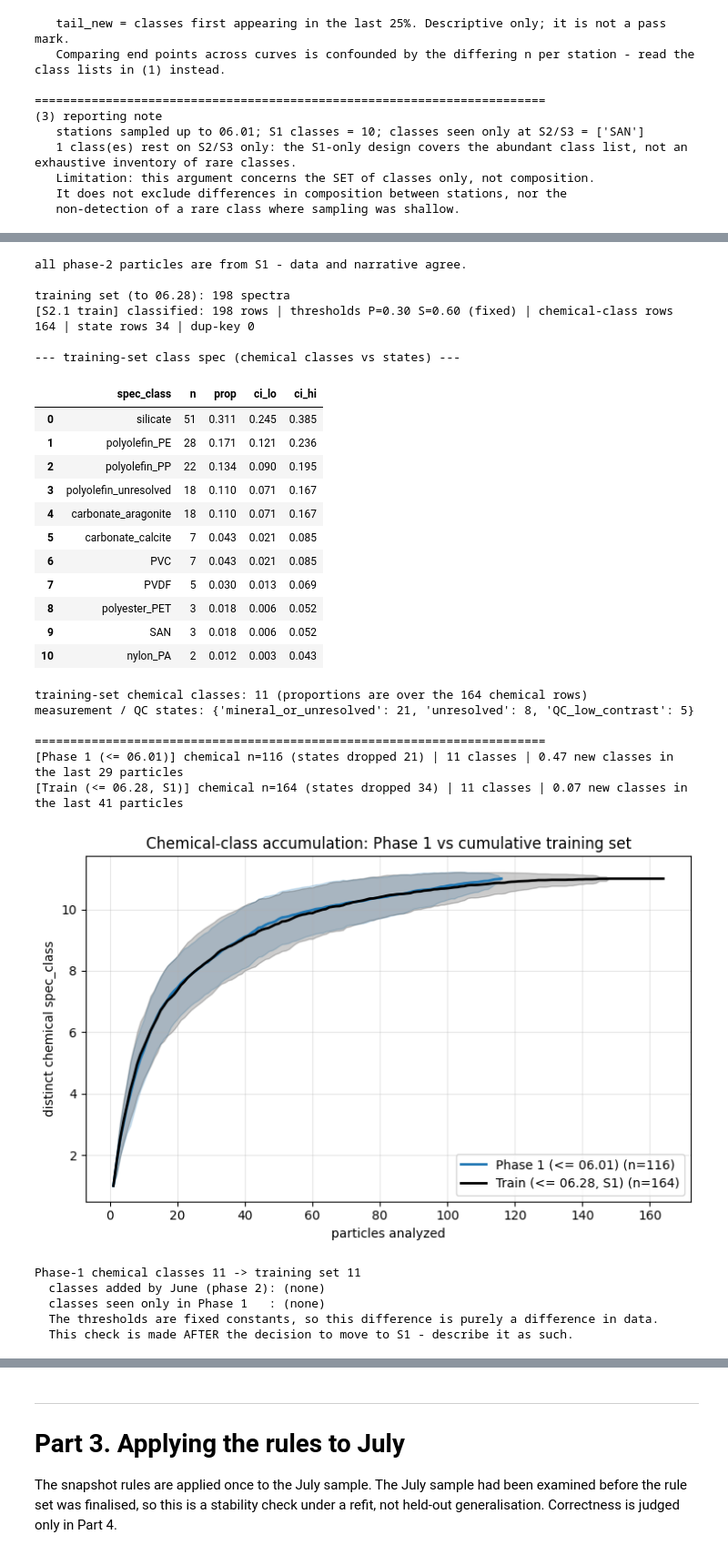
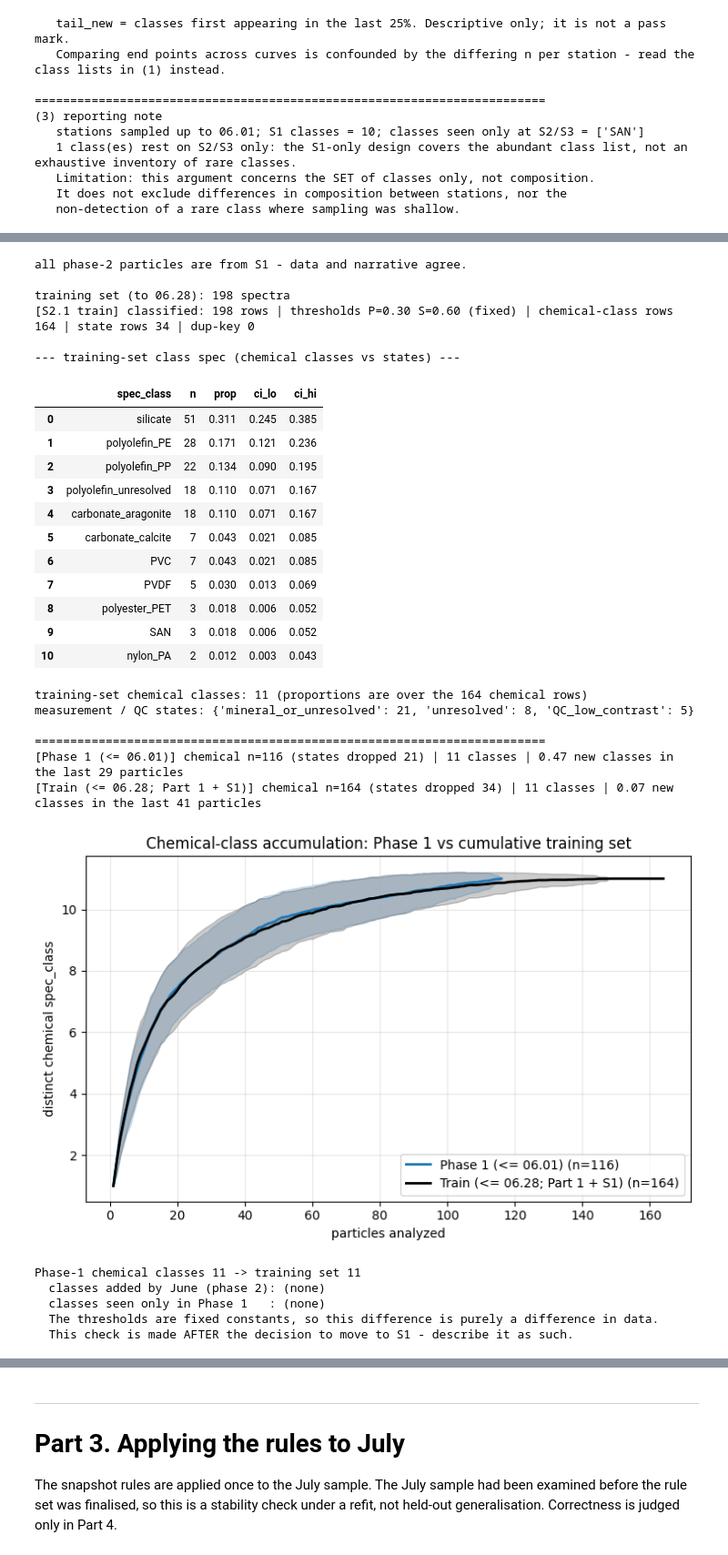
Before and after one commit to yjkcode0828/field_MPs_codes, a Jupyter notebook: notebooks/Code2_spec_class_omnic.ipynb, the cells around one changed output, grey strips where cells are left out. Shown at 91% size. Saved outputs shown, nothing was run; the diff lists cells and outputs as text; code cells hidden in the pictures.

```diff
--- a/notebooks/Code2_spec_class_omnic.ipynb
+++ b/notebooks/Code2_spec_class_omnic.ipynb
@@ -2433,7 +2439,7 @@ fig, ax = plt.subplots(figsize=(7.5,4.8))
 class_accumulation(df1[df1.spec_class!='ERROR']['spec_class'].tolist(),
                    f"Phase 1 (<= {PHASE1_END})", ax=ax, color='tab:blue')
 res_tr = class_accumulation(df_train[df_train.spec_class!='ERROR']['spec_class'].tolist(),
-                            f"Train (<= {PHASE2_END}, S1)", ax=ax, color='black')
+                            f"Train (<= {PHASE2_END}; Part 1 + S1)", ax=ax, color='black')
 ax.set_title('Chemical-class accumulation: Phase 1 vs cumulative training set')
 ax.legend(); plt.tight_layout()
 plt.savefig(os.path.join(OUT_DIR,'S2_accumulation_train.png'), dpi=130); plt.show()
@@ -2443,35 +2449,35 @@ set_tr = set(valid_tr['spec_class'])
 print(f"Phase-1 chemical classes {len(set_p1)} -> training set {len(set_tr)}")
 print(f"  classes added by June (phase 2): {sorted(set_tr-set_p1) if set_tr-set_p1 else '(none)'}")
 print(f"  classes seen only in Phase 1   : {sorted(set_p1-set_tr) if set_p1-set_tr else '(none)'}")
 print("  The thresholds are fixed constants, so this difference is purely a difference in data.")
 print("  This check is made AFTER the decision to move to S1 - describe it as such.")
 df_train.to_csv(os.path.join(OUT_DIR,'S2_train_particles.csv'), index=False)
 # %% [output]
 all phase-2 particles are from S1 - data and narrative agree.
 
 training set (to 06.28): 198 spectra
 [S2.1 train] classified: 198 rows | thresholds P=0.30 S=0.60 (fixed) | chemical-class rows 164 | state rows 34 | dup-key 0
 
 --- training-set class spec (chemical classes vs states) ---
 |  | spec_class | n | prop | ci_lo | ci_hi |
 | 0 | silicate | 51 | 0.311 | 0.245 | 0.385 |
 | 1 | polyolefin_PE | 28 | 0.171 | 0.121 | 0.236 |
 | 2 | polyolefin_PP | 22 | 0.134 | 0.090 | 0.195 |
 | 3 | polyolefin_unresolved | 18 | 0.110 | 0.071 | 0.167 |
 | 4 | carbonate_aragonite | 18 | 0.110 | 0.071 | 0.167 |
 | 5 | carbonate_calcite | 7 | 0.043 | 0.021 | 0.085 |
 | 6 | PVC | 7 | 0.043 | 0.021 | 0.085 |
 | 7 | PVDF | 5 | 0.030 | 0.013 | 0.069 |
 | 8 | polyester_PET | 3 | 0.018 | 0.006 | 0.052 |
 | 9 | SAN | 3 | 0.018 | 0.006 | 0.052 |
 | 10 | nylon_PA | 2 | 0.012 | 0.003 | 0.043 |
 training-set chemical classes: 11 (proportions are over the 164 chemical rows)
 measurement / QC states: {'mineral_or_unresolved': 21, 'unresolved': 8, 'QC_low_contrast': 5}
 
 ========================================================================
 [Phase 1 (<= 06.01)] chemical n=116 (states dropped 21) | 11 classes | 0.47 new classes in the last 29 particles
-[Train (<= 06.28, S1)] chemical n=164 (states dropped 34) | 11 classes | 0.07 new classes in the last 41 particles
+[Train (<= 06.28; Part 1 + S1)] chemical n=164 (states dropped 34) | 11 classes | 0.07 new classes in the last 41 particles
-[figure, old version]
+[figure, new version]
 Phase-1 chemical classes 11 -> training set 11
   classes added by June (phase 2): (none)
   classes seen only in Phase 1   : (none)
```
Also changed, not shown: parts of 16 cells of this notebook.
